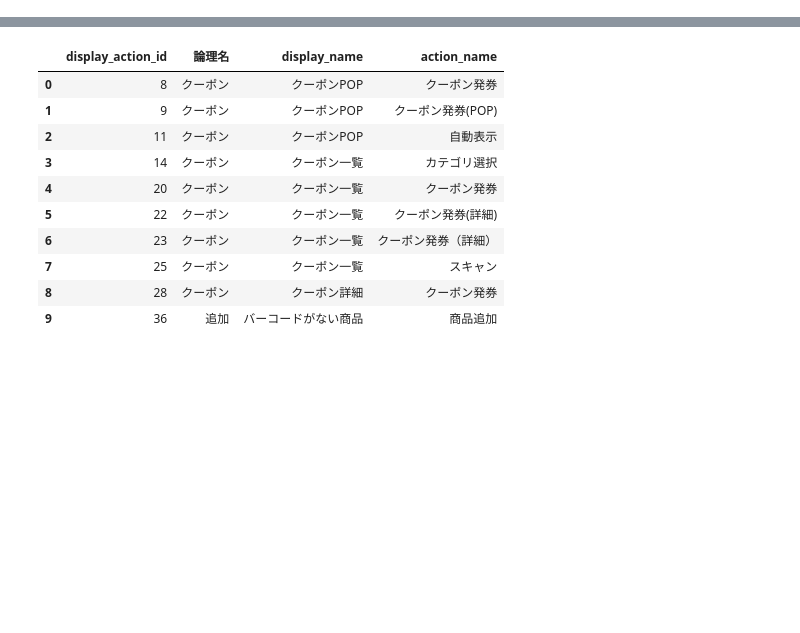
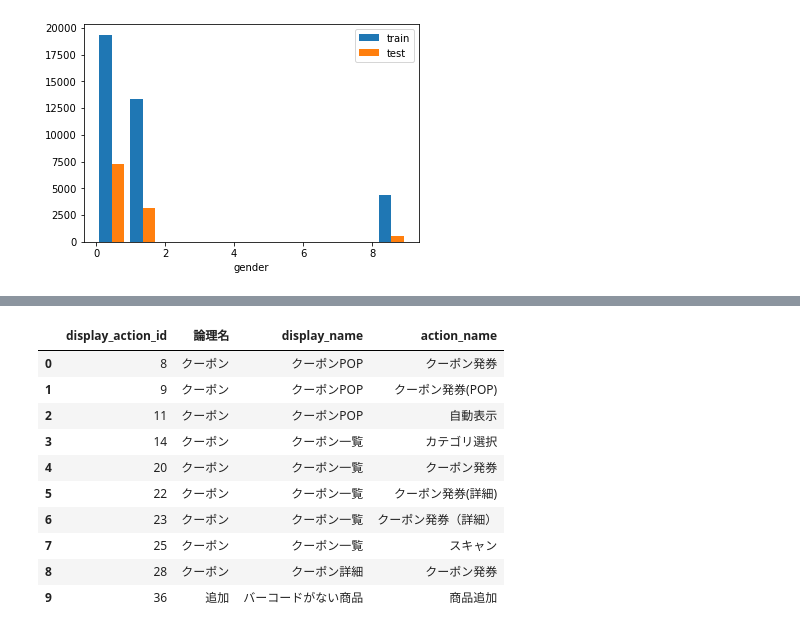
Before and after one commit to yumehara/atmacup9, a Jupyter notebook: notebooks/EDA.ipynb, the cells around one changed output, grey strips where cells are left out. Cells and saved outputs as stored; diff of their text form; code cells hidden in the pictures; blank space fills up the shorter version.

```diff
--- a/notebooks/EDA.ipynb
+++ b/notebooks/EDA.ipynb
@@ -79,0 +120,4 @@ meta.head(10)
+# %%
+draw_bar_plot(train_user_master, test_user_master, 'gender')
+# %% [output]
+[figure, added]
```
Also changed, not shown: parts of 33 cells of this notebook, 1 other file.
